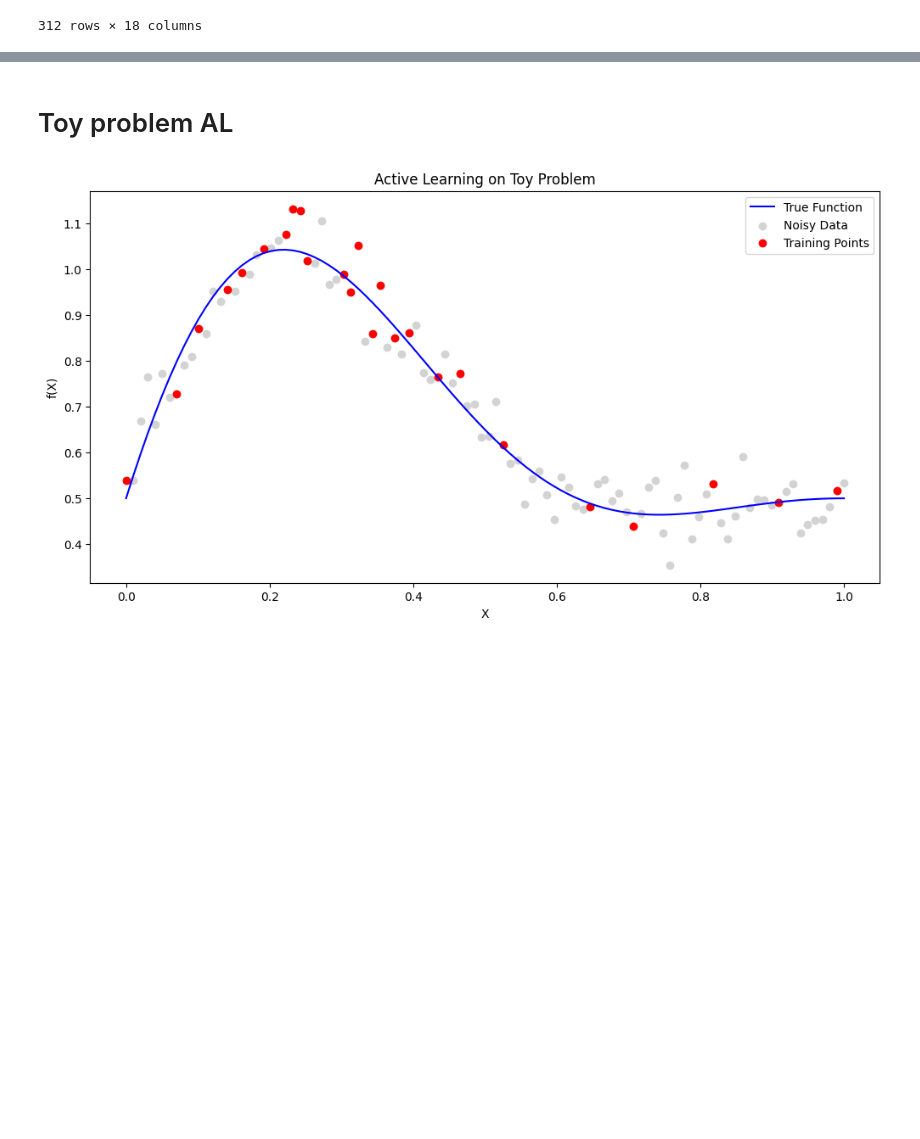
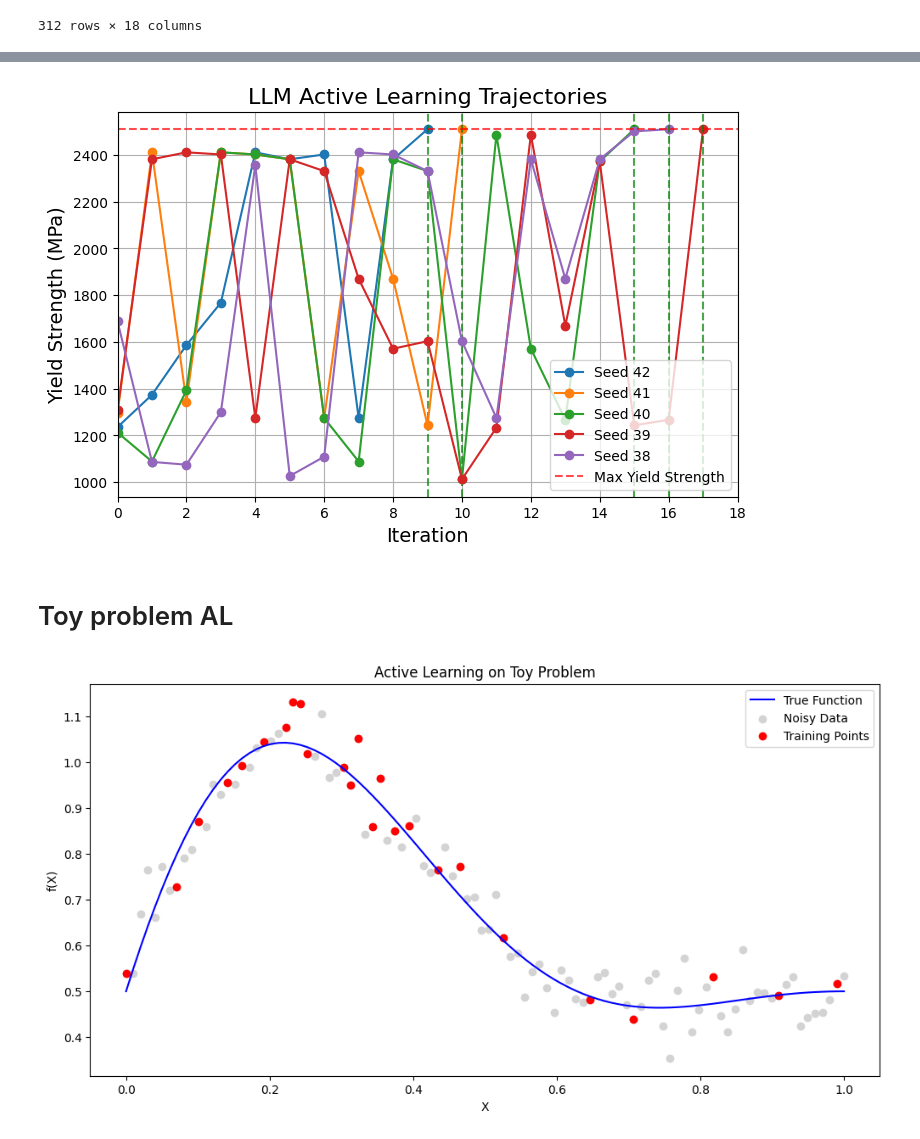
Before and after one commit to Toniaac/hte-data-processing, a Jupyter notebook: Active Learning.ipynb, the cells around one changed output, grey strips where cells are left out. Cells and saved outputs as stored; diff of their text form; code cells hidden in the pictures; blank space fills up the shorter version.

```diff
--- a/Active Learning.ipynb
+++ b/Active Learning.ipynb
@@ -75,7 +75,7 @@ import re
 logging.basicConfig(level=logging.INFO, format="%(asctime)s - %(levelname)s - %(message)s")
 
 from openai import OpenAI
-openrouter_api = "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"
+openrouter_api = "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"
 client = OpenAI(
   base_url="https://openrouter.ai/api/v1",
   api_key=openrouter_api,
@@ -1732,3 +2498,41 @@ df.to_csv("steels_yield_report.csv", index=False)
+# %%
+def plot_multiple_trajectories(trajectory_dfs, labels=None, title = "Model"):
+    """
+    Plots multiple trajectory DataFrames showing the evolution of Elastic Modulus over iterations.
+
+    Parameters:
+    - trajectory_dfs: List of Pandas DataFrames containing trajectory data.
+    - labels: List of labels corresponding to each trajectory (optional).
+
+    Returns:
+    - A plot displaying modulus vs. iteration for each trajectory.
+    """
+    plt.figure(figsize=(8, 5))
+    #max_iter = 0
+    for i, df in enumerate(trajectory_dfs):
+        label = labels[i] if labels else f"Trajectory {i+1}"
+        plt.plot(df["Iteration"], df["Observed Yield Strength"], marker='o', linestyle='-', label=label)
+        plt.axvline(x=df["Iteration"].iloc[-1], color='g', linestyle='--', alpha=0.7)
+        #max_iter = max(max_iter, df["Iteration"].max())
+    max_modulus = trajectory_dfs[0]["Max Yield Strength in Dataset"].max()
+    plt.axhline(y=max_modulus, color='r', linestyle='--', label='Max Yield Strength', alpha=0.7)
+    plt.xlabel("Iteration", fontsize=14)
+    plt.ylabel("Yield Strength (MPa)", fontsize=14)
+    plt.title(f"{title} Active Learning Trajectories", fontsize=16)
+    plt.legend(loc = 'lower right')
+    plt.grid(True)
+    plt.xlim(0, max(df["Iteration"].max() for df in trajectory_dfs) + 1)
+    plt.show()
+# %%
+llm_randomseed42 = pd.read_csv("llm_experiment_yield_strength_trajectory_seed42.csv")
+llm_randomseed41 = pd.read_csv("llm_experiment_yield_strength_trajectory_seed41.csv")
+llm_randomseed40 = pd.read_csv("llm_experiment_yield_strength_trajectory_seed40.csv")
+llm_randomseed39 = pd.read_csv("llm_experiment_yield_strength_trajectory_seed39.csv")
+llm_randomseed38 = pd.read_csv("llm_experiment_yield_strength_trajectory_seed38.csv")
+
+plot_multiple_trajectories([llm_randomseed42, llm_randomseed41, llm_randomseed40, llm_randomseed39, llm_randomseed38], labels=["Seed 42", "Seed 41", "Seed 40", "Seed 39", "Seed 38"], title="LLM")
+# %% [output]
+[figure, added]
 # %% [markdown]
 # Toy problem AL
 # %%
```
Also changed, not shown: parts of 13 cells of this notebook, 11 other files.
